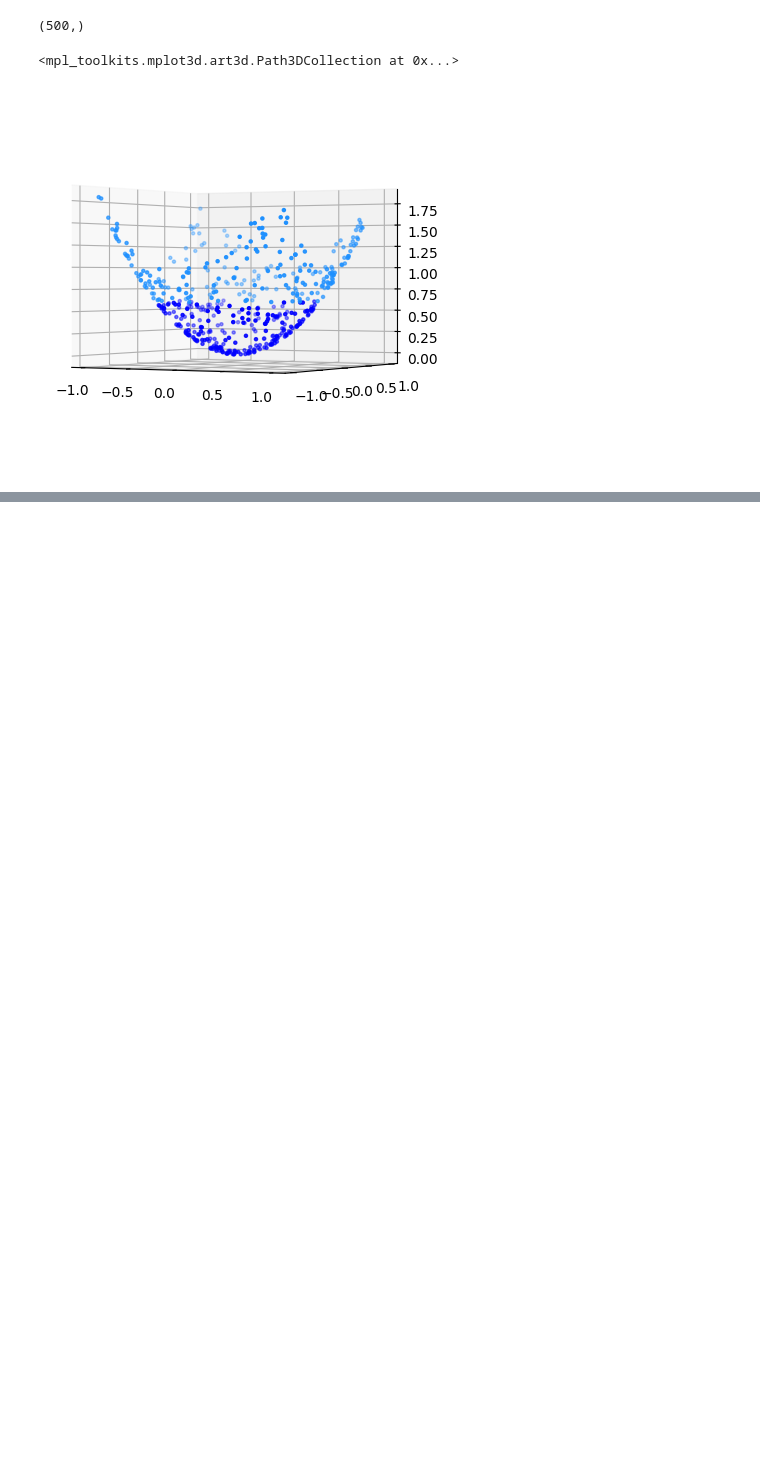
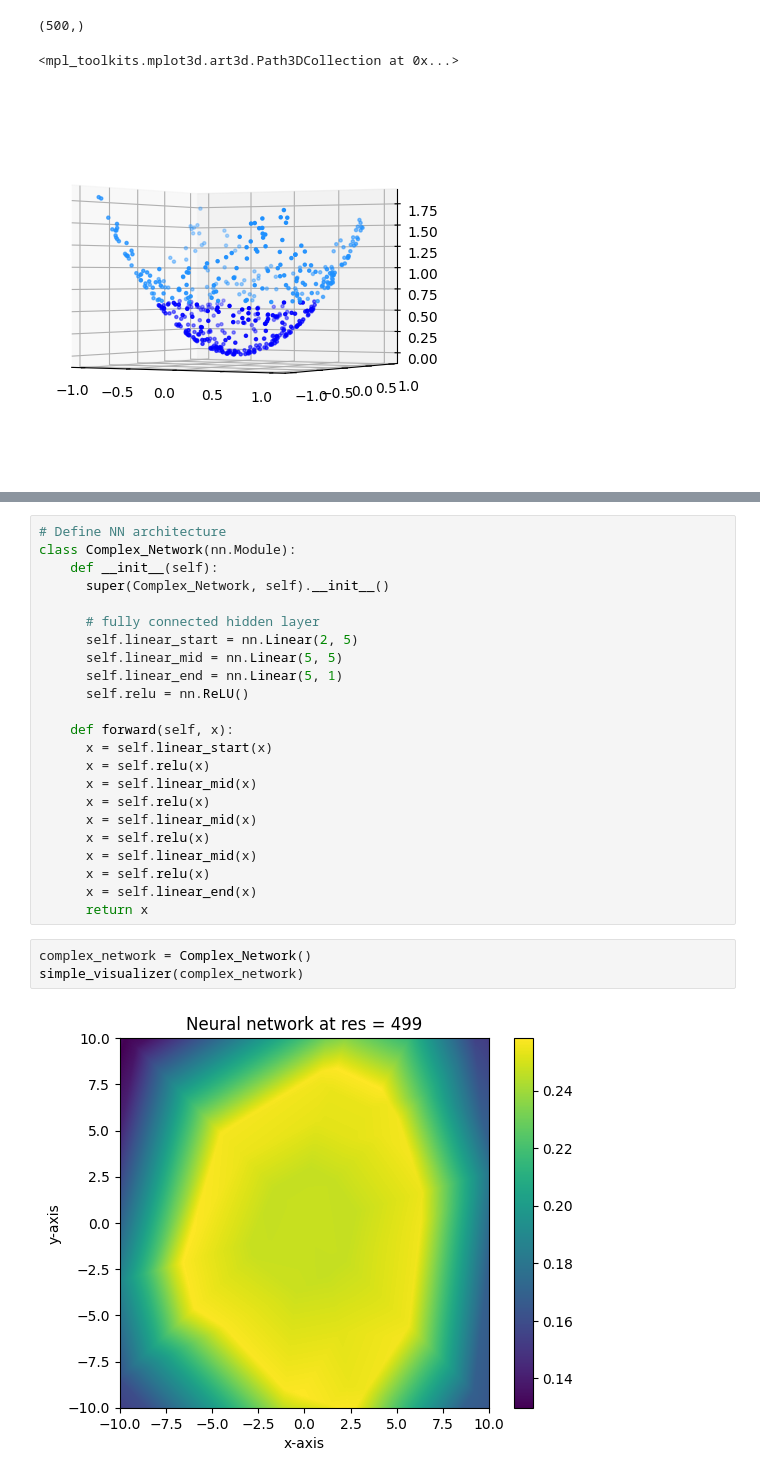
Before and after one commit to S3gmentati0nFault/machine-learning-physics, a Jupyter notebook: Sheet_3/sheet03.ipynb, the cells around one changed output, grey strips where cells are left out. Cells and saved outputs as stored; diff of their text form; blank space fills up the shorter version.

```diff
--- a/Sheet_3/sheet03.ipynb
+++ b/Sheet_3/sheet03.ipynb
@@ -205,0 +253,28 @@ accuracy: 1.0
+# %%
+# Define NN architecture
+class Complex_Network(nn.Module):
+    def __init__(self):
+      super(Complex_Network, self).__init__()
+
+      # fully connected hidden layer
+      self.linear_start = nn.Linear(2, 5)
+      self.linear_mid = nn.Linear(5, 5)
+      self.linear_end = nn.Linear(5, 1)
+      self.relu = nn.ReLU()
+
+    def forward(self, x):
+      x = self.linear_start(x)
+      x = self.relu(x)
+      x = self.linear_mid(x)
+      x = self.relu(x)
+      x = self.linear_mid(x)
+      x = self.relu(x)
+      x = self.linear_mid(x)
+      x = self.relu(x)
+      x = self.linear_end(x)
+      return x
+# %%
+complex_network = Complex_Network()
+simple_visualizer(complex_network)
+# %% [output]
+[figure, added]
```
Also changed, not shown: parts of 22 cells of this notebook.
